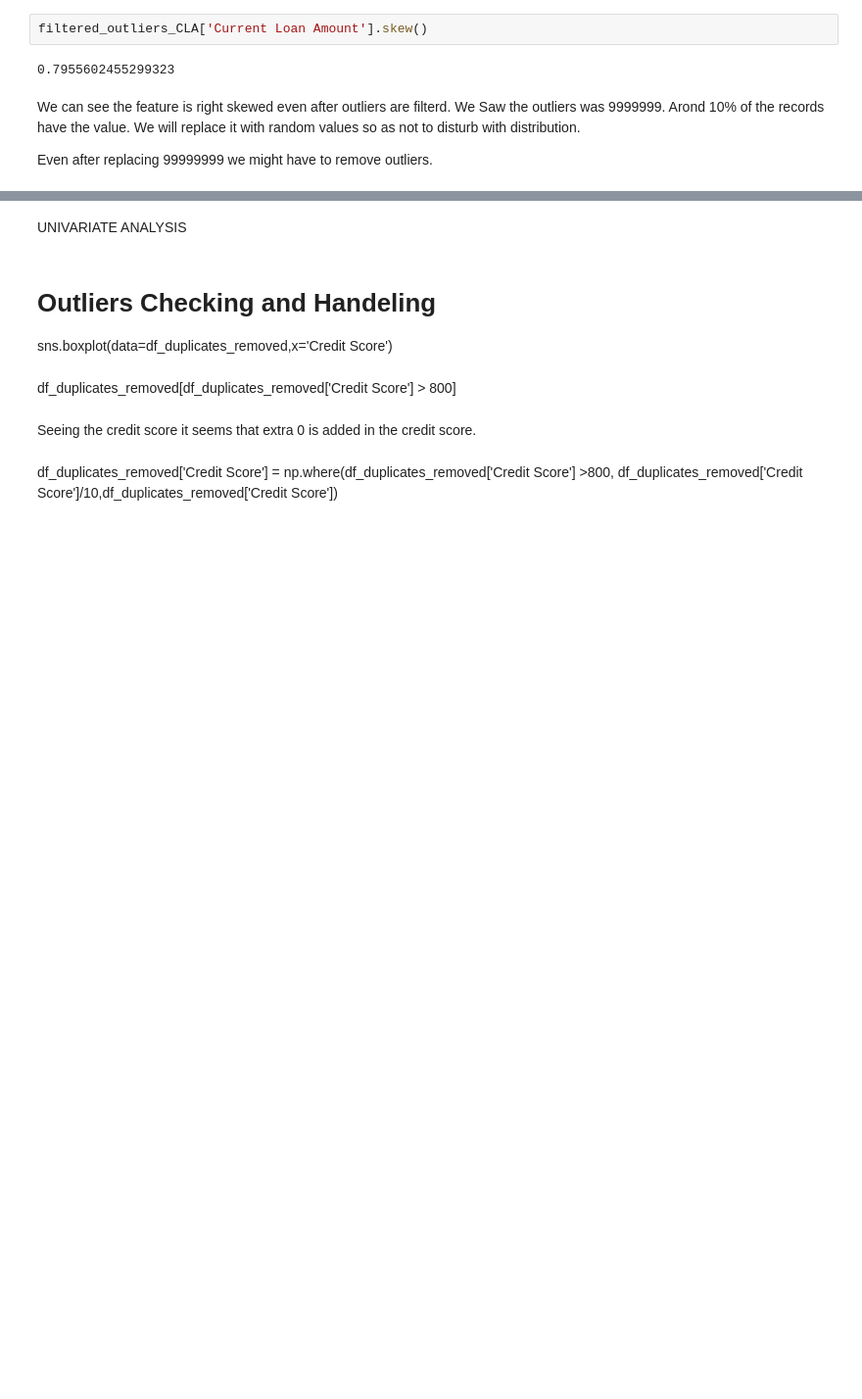
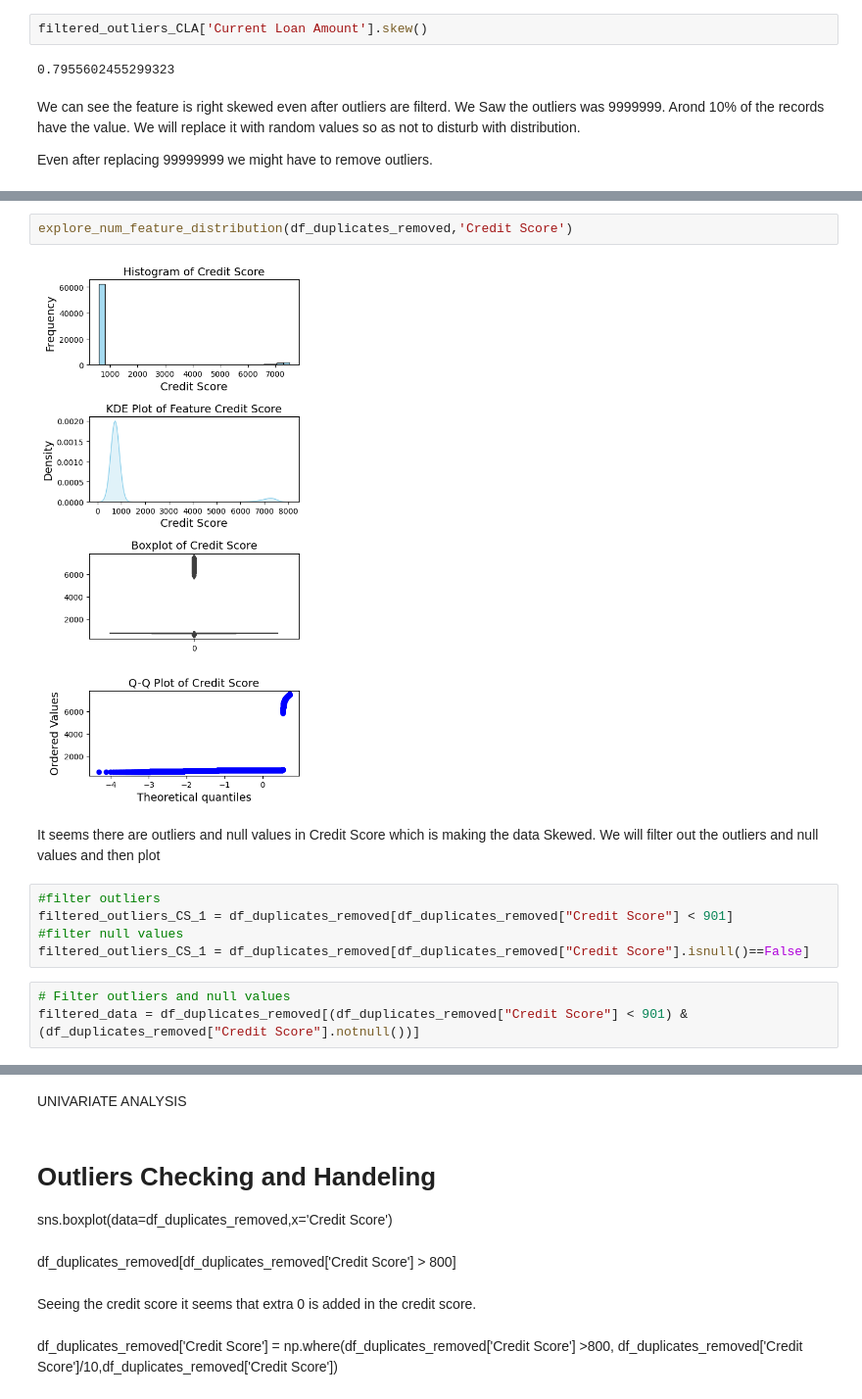
Before and after one commit to RohitDas92/Loan-Approval-Prediction-Project, a Jupyter notebook: loan_approval_prediction_V2.ipynb, the cells around one changed output, grey strips where cells are left out. Shown at 98% size. Cells and saved outputs as stored; diff of their text form; blank space fills up the shorter version.

```diff
--- a/loan_approval_prediction_V2.ipynb
+++ b/loan_approval_prediction_V2.ipynb
@@ -538,0 +647,14 @@ Insights: % of rejection in long term loan is more than short term loans
+# %%
+explore_num_feature_distribution(df_duplicates_removed,'Credit Score')
+# %% [output]
+[figure, added]
+# %% [markdown]
+It seems there are outliers and null values in Credit Score which is making the data Skewed. We will filter out the outliers and null values and then plot
+# %%
+#filter outliers
+filtered_outliers_CS_1 = df_duplicates_removed[df_duplicates_removed["Credit Score"] < 901]
+#filter null values
+filtered_outliers_CS_1 = df_duplicates_removed[df_duplicates_removed["Credit Score"].isnull()==False]
+# %%
+# Filter outliers and null values
+filtered_data = df_duplicates_removed[(df_duplicates_removed["Credit Score"] < 901) & (df_duplicates_removed["Credit Score"].notnull())]
```
Also changed, not shown: parts of 31 cells of this notebook.
